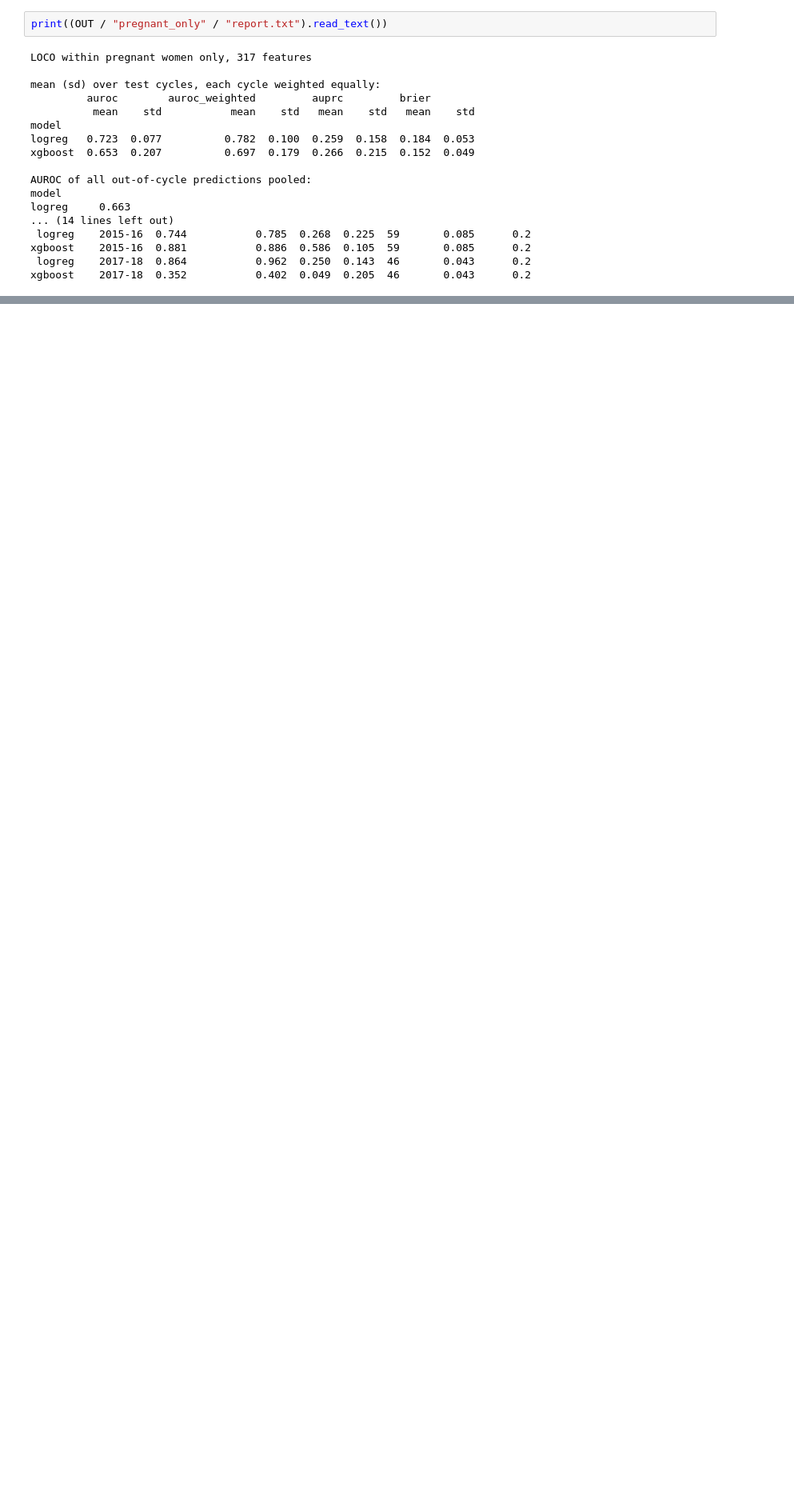
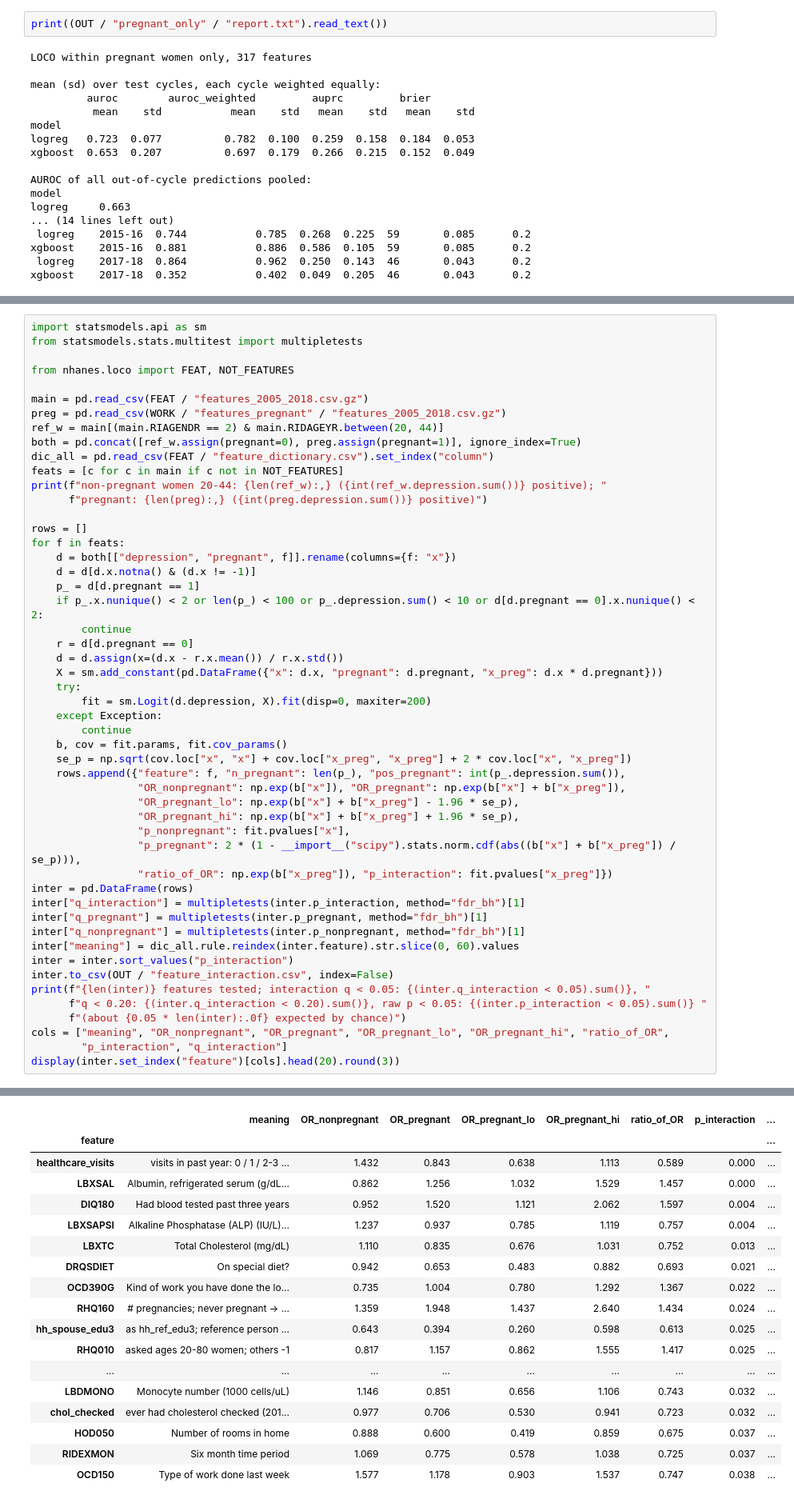
Before and after one commit to tony12344812cs14/NHANES-2005-2018, a Jupyter notebook: modeling/step14_pregnant.ipynb, the cells around one changed output, grey strips where cells are left out. Shown at 80% size. Saved outputs shown, nothing was run; the diff lists cells and outputs as text; blank space fills up the shorter version.

```diff
--- a/modeling/step14_pregnant.ipynb
+++ b/modeling/step14_pregnant.ipynb
@@ -247,0 +260,52 @@ xgboost    2017-18  0.352           0.402  0.049  0.205  46       0.043      0.2
+# %%
+import statsmodels.api as sm
+from statsmodels.stats.multitest import multipletests
+
+from nhanes.loco import FEAT, NOT_FEATURES
+
+main = pd.read_csv(FEAT / "features_2005_2018.csv.gz")
+preg = pd.read_csv(WORK / "features_pregnant" / "features_2005_2018.csv.gz")
+ref_w = main[(main.RIAGENDR == 2) & main.RIDAGEYR.between(20, 44)]
+both = pd.concat([ref_w.assign(pregnant=0), preg.assign(pregnant=1)], ignore_index=True)
+dic_all = pd.read_csv(FEAT / "feature_dictionary.csv").set_index("column")
+feats = [c for c in main if c not in NOT_FEATURES]
+print(f"non-pregnant women 20-44: {len(ref_w):,} ({int(ref_w.depression.sum())} positive); "
+      f"pregnant: {len(preg):,} ({int(preg.depression.sum())} positive)")
+
+rows = []
+for f in feats:
+    d = both[["depression", "pregnant", f]].rename(columns={f: "x"})
+    d = d[d.x.notna() & (d.x != -1)]
+    p_ = d[d.pregnant == 1]
+    if p_.x.nunique() < 2 or len(p_) < 100 or p_.depression.sum() < 10 or d[d.pregnant == 0].x.nunique() < 2:
+        continue
+    r = d[d.pregnant == 0]
+    d = d.assign(x=(d.x - r.x.mean()) / r.x.std())
+    X = sm.add_constant(pd.DataFrame({"x": d.x, "pregnant": d.pregnant, "x_preg": d.x * d.pregnant}))
+    try:
+        fit = sm.Logit(d.depression, X).fit(disp=0, maxiter=200)
+    except Exception:
+        continue
+    b, cov = fit.params, fit.cov_params()
+    se_p = np.sqrt(cov.loc["x", "x"] + cov.loc["x_preg", "x_preg"] + 2 * cov.loc["x", "x_preg"])
+    rows.append({"feature": f, "n_pregnant": len(p_), "pos_pregnant": int(p_.depression.sum()),
+                 "OR_nonpregnant": np.exp(b["x"]), "OR_pregnant": np.exp(b["x"] + b["x_preg"]),
+                 "OR_pregnant_lo": np.exp(b["x"] + b["x_preg"] - 1.96 * se_p),
+                 "OR_pregnant_hi": np.exp(b["x"] + b["x_preg"] + 1.96 * se_p),
+                 "p_nonpregnant": fit.pvalues["x"],
+                 "p_pregnant": 2 * (1 - __import__("scipy").stats.norm.cdf(abs((b["x"] + b["x_preg"]) / se_p))),
+                 "ratio_of_OR": np.exp(b["x_preg"]), "p_interaction": fit.pvalues["x_preg"]})
+inter = pd.DataFrame(rows)
+inter["q_interaction"] = multipletests(inter.p_interaction, method="fdr_bh")[1]
+inter["q_pregnant"] = multipletests(inter.p_pregnant, method="fdr_bh")[1]
+inter["q_nonpregnant"] = multipletests(inter.p_nonpregnant, method="fdr_bh")[1]
+inter["meaning"] = dic_all.rule.reindex(inter.feature).str.slice(0, 60).values
+inter = inter.sort_values("p_interaction")
+inter.to_csv(OUT / "feature_interaction.csv", index=False)
+print(f"{len(inter)} features tested; interaction q < 0.05: {(inter.q_interaction < 0.05).sum()}, "
+      f"q < 0.20: {(inter.q_interaction < 0.20).sum()}, raw p < 0.05: {(inter.p_interaction < 0.05).sum()} "
+      f"(about {0.05 * len(inter):.0f} expected by chance)")
+cols = ["meaning", "OR_nonpregnant", "OR_pregnant", "OR_pregnant_lo", "OR_pregnant_hi", "ratio_of_OR",
+        "p_interaction", "q_interaction"]
+display(inter.set_index("feature")[cols].head(20).round(3))
+# %% [output]
@@ -247,0 +314,18 @@ xgboost    2017-18  0.352           0.402  0.049  0.205  46       0.043      0.2
+|  | meaning | OR_nonpregnant | OR_pregnant | OR_pregnant_lo | OR_pregnant_hi | ratio_of_OR | p_interaction | ... |
+| feature |  |  |  |  |  |  |  | ... |
+| healthcare_visits | visits in past year: 0 / 1 / 2-3 ... | 1.432 | 0.843 | 0.638 | 1.113 | 0.589 | 0.000 | ... |
+| LBXSAL | Albumin, refrigerated serum (g/dL... | 0.862 | 1.256 | 1.032 | 1.529 | 1.457 | 0.000 | ... |
+| DIQ180 | Had blood tested past three years | 0.952 | 1.520 | 1.121 | 2.062 | 1.597 | 0.004 | ... |
+| LBXSAPSI | Alkaline Phosphatase (ALP) (IU/L)... | 1.237 | 0.937 | 0.785 | 1.119 | 0.757 | 0.004 | ... |
+| LBXTC | Total Cholesterol (mg/dL) | 1.110 | 0.835 | 0.676 | 1.031 | 0.752 | 0.013 | ... |
+| DRQSDIET | On special diet? | 0.942 | 0.653 | 0.483 | 0.882 | 0.693 | 0.021 | ... |
+| OCD390G | Kind of work you have done the lo... | 0.735 | 1.004 | 0.780 | 1.292 | 1.367 | 0.022 | ... |
+| RHQ160 | # pregnancies; never pregnant -> ... | 1.359 | 1.948 | 1.437 | 2.640 | 1.434 | 0.024 | ... |
+| hh_spouse_edu3 | as hh_ref_edu3; reference person ... | 0.643 | 0.394 | 0.260 | 0.598 | 0.613 | 0.025 | ... |
+| RHQ010 | asked ages 20-80 women; others -1 | 0.817 | 1.157 | 0.862 | 1.555 | 1.417 | 0.025 | ... |
+| ... | ... | ... | ... | ... | ... | ... | ... | ... |
+| LBDMONO | Monocyte number (1000 cells/uL) | 1.146 | 0.851 | 0.656 | 1.106 | 0.743 | 0.032 | ... |
+| chol_checked | ever had cholesterol checked (201... | 0.977 | 0.706 | 0.530 | 0.941 | 0.723 | 0.032 | ... |
+| HOD050 | Number of rooms in home | 0.888 | 0.600 | 0.419 | 0.859 | 0.675 | 0.037 | ... |
+| RIDEXMON | Six month time period | 1.069 | 0.775 | 0.578 | 1.038 | 0.725 | 0.037 | ... |
+| OCD150 | Type of work done last week | 1.577 | 1.178 | 0.903 | 1.537 | 0.747 | 0.038 | ... |
```
Also changed, not shown: parts of 5 cells of this notebook, 1 other file.
